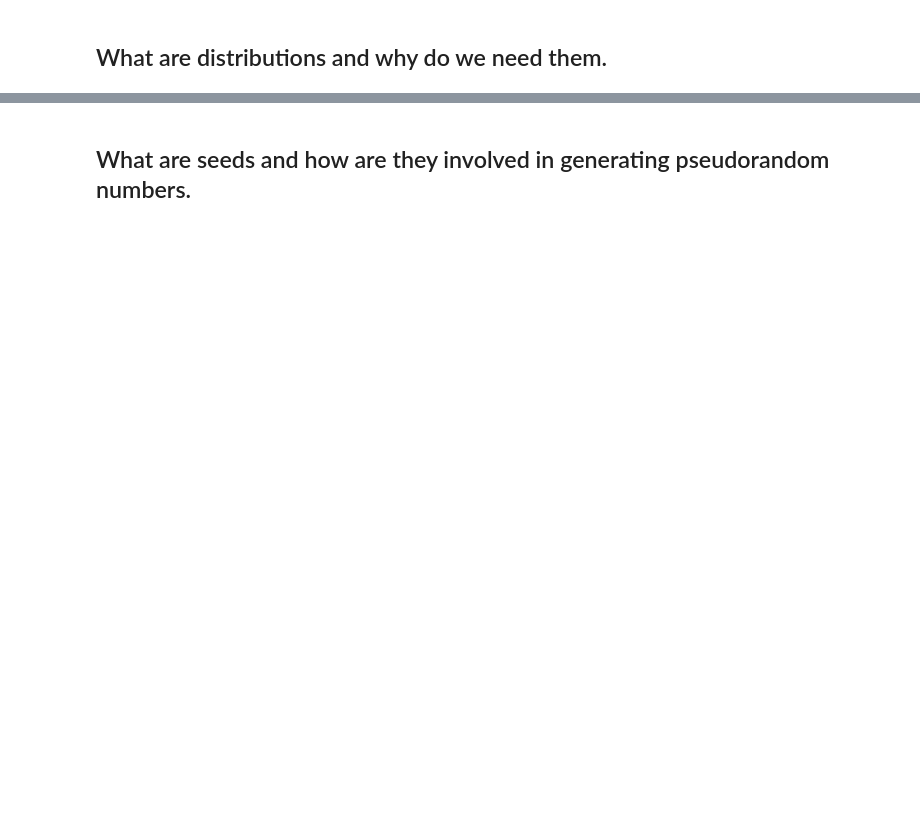
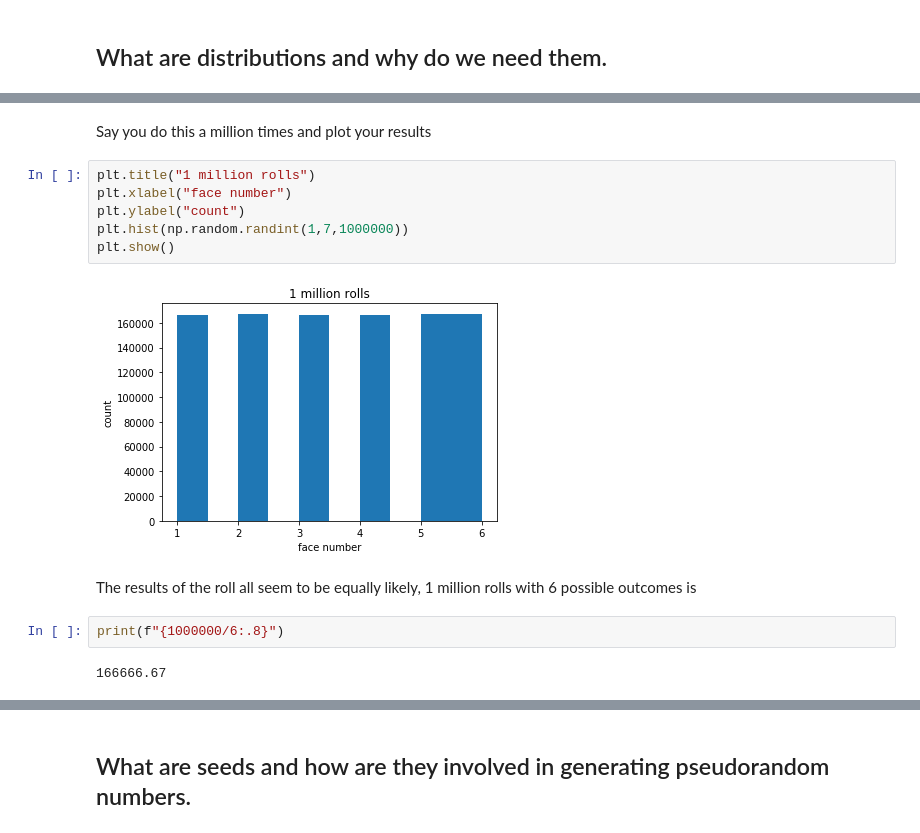
Before and after one commit to Osheah/p4da-numpy-random, a Jupyter notebook: numpy-random.ipynb, the cells around one changed output, grey strips where cells are left out. Drawn from its saved outputs; the diff is of its cells as text; blank space fills up the shorter version.

```diff
--- a/numpy-random.ipynb
+++ b/numpy-random.ipynb
@@ -414,0 +653,16 @@ shuffle(x) takes an array or array like input and randomly reorders elements in
+# %% [markdown]
+Say you do this a million times and plot your results
+# %%
+plt.title("1 million rolls")
+plt.xlabel("face number")
+plt.ylabel("count")
+plt.hist(np.random.randint(1,7,1000000))
+plt.show()
+# %% [output]
+[figure, added]
+# %% [markdown]
+The results of the roll all seem to be equally likely, 1 million rolls with 6 possible outcomes is
+# %%
+print(f"{1000000/6:.8}")
+# %% [output]
+166666.67
```
Also changed, not shown: parts of 36 cells of this notebook, 2 other files.
